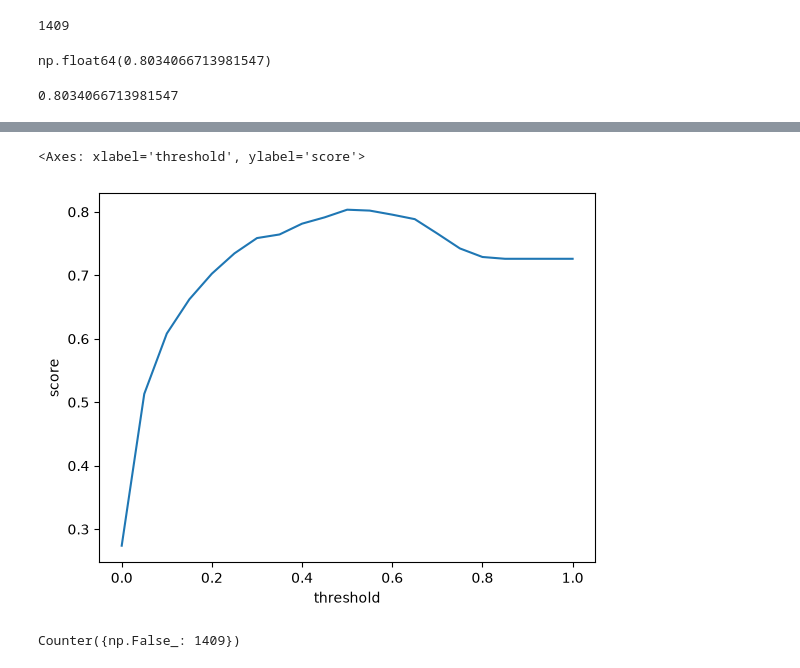
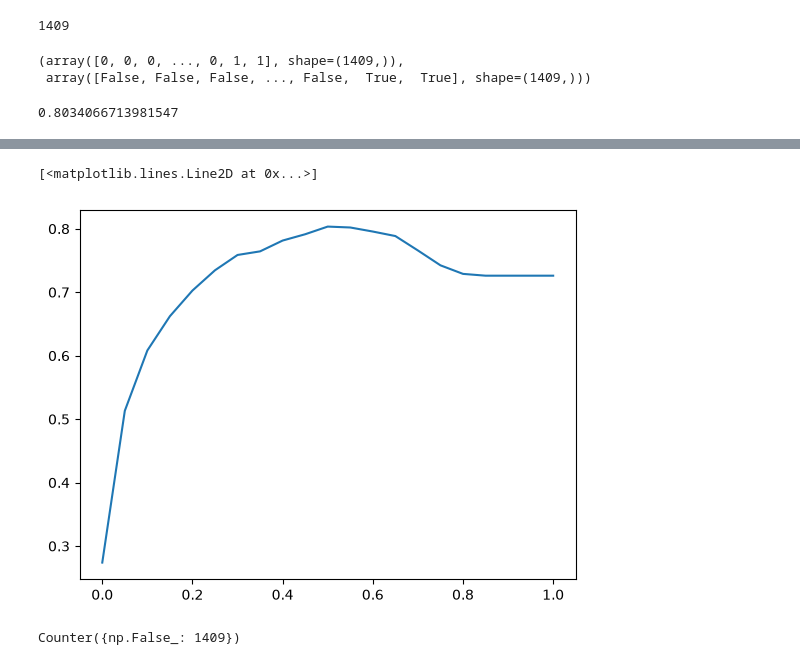
Before and after one commit to dangerpouse/zoomcamp---Machine-Learning, a Jupyter notebook: 03 - Classification/001 - Churn Project.ipynb, the cells around one changed output, grey strips where cells are left out. Cells and saved outputs as stored; diff of their text form; code cells hidden in the pictures.

```diff
--- a/03 - Classification/001 - Churn Project.ipynb
+++ b/03 - Classification/001 - Churn Project.ipynb
@@ -1055,14 +1053,16 @@ array([0, 0, 0, ..., 0, 1, 1], shape=(1409,))
 
 Accuracy measures the fraction of correct predictions: the number of correct predictions divided by the total number of predictions.
 # %%
-y_val = y_val_pred
-len(y_val)
+len(y_val_pred)
 # %% [output]
 1409
 # %%
+#This is just the mean of matching churn results - True Postive or True Negative (1=1 or 0=0) Both return True
 (y_val == churn_decision).mean()
+y_val, churn_decision
 # %% [output]
-np.float64(0.8034066713981547)
+(array([0, 0, 0, ..., 0, 1, 1], shape=(1409,)),
+ array([False, False, False, ..., False,  True,  True], shape=(1409,)))
 # %%
 from sklearn.metrics import accuracy_score
 
@@ -1098,9 +1098,9 @@ for t in thresholds:
 # %%
 df_scores = pd.DataFrame(scores)
 df_scores['threshold'] = np.linspace(0,1,21)
 df_scores.columns = ['score','threshold']
-sns.lineplot(df_scores, x='threshold',y='score')
+plt.plot(df_scores['threshold'], df_scores['score'])
 # %% [output]
-<Axes: xlabel='threshold', ylabel='score'>
+[<matplotlib.lines.Line2D at 0x...>]
-[figure, old version]
+[figure, new version]
 # %%
```
Also changed, not shown: parts of 24 cells of this notebook.
